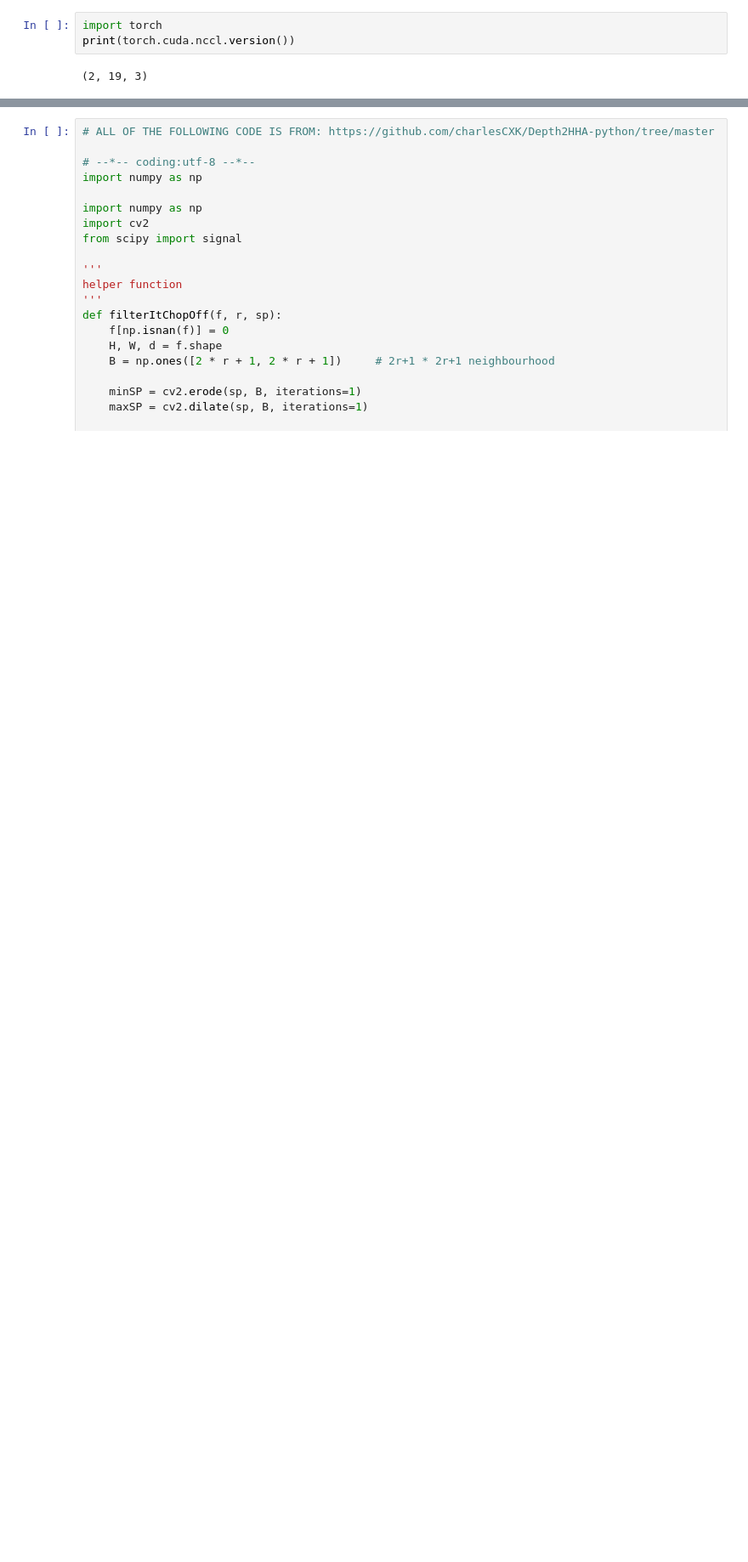
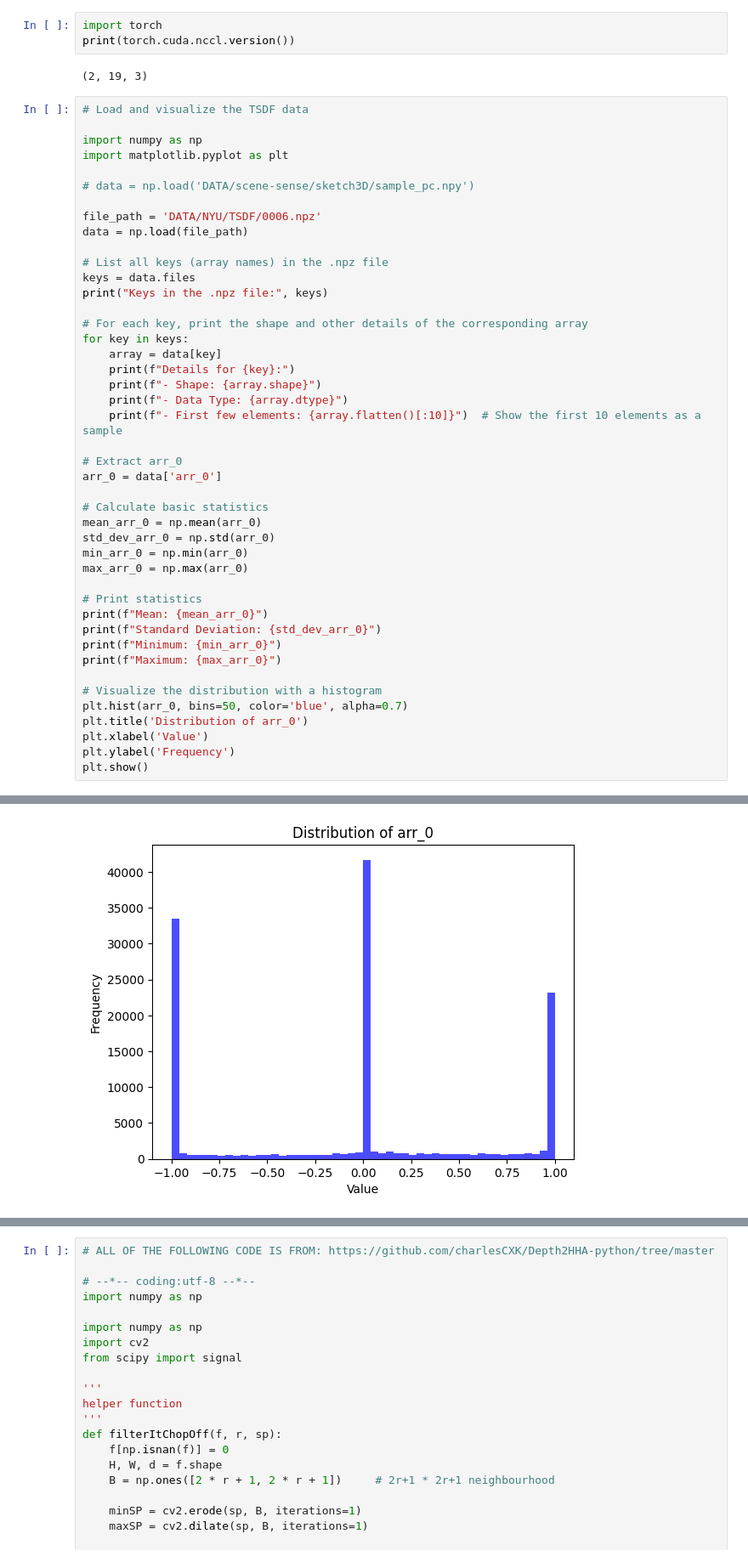
Before and after one commit to lorinachey/TorchSSC, a Jupyter notebook: visualizer.ipynb, the cells around one changed output, grey strips where cells are left out. Shown at 85% size. Drawn from its saved outputs; the diff is of its cells as text; blank space fills up the shorter version.

Commit message:
Update the notebook to visualize scene sense data X,Y,Z distributions

```diff
--- a/visualizer.ipynb
+++ b/visualizer.ipynb
@@ -96,3 +96,48 @@ import torch
 print(torch.cuda.nccl.version())
 # %% [output]
 (2, 19, 3)
+# %%
+# Load and visualize the TSDF data
+
+import numpy as np
+import matplotlib.pyplot as plt
+
+# data = np.load('DATA/scene-sense/sketch3D/sample_pc.npy')
+
+file_path = 'DATA/NYU/TSDF/0006.npz'
+data = np.load(file_path)
+
+# List all keys (array names) in the .npz file
+keys = data.files
+print("Keys in the .npz file:", keys)
+
+# For each key, print the shape and other details of the corresponding array
+for key in keys:
+    array = data[key]
+    print(f"Details for {key}:")
+    print(f"- Shape: {array.shape}")
+    print(f"- Data Type: {array.dtype}")
+    print(f"- First few elements: {array.flatten()[:10]}")  # Show the first 10 elements as a sample
+
+# Extract arr_0
+arr_0 = data['arr_0']
+
+# Calculate basic statistics
+mean_arr_0 = np.mean(arr_0)
+std_dev_arr_0 = np.std(arr_0)
+min_arr_0 = np.min(arr_0)
+max_arr_0 = np.max(arr_0)
+
+# Print statistics
+print(f"Mean: {mean_arr_0}")
+print(f"Standard Deviation: {std_dev_arr_0}")
+print(f"Minimum: {min_arr_0}")
+print(f"Maximum: {max_arr_0}")
+
+# Visualize the distribution with a histogram
+plt.hist(arr_0, bins=50, color='blue', alpha=0.7)
+plt.title('Distribution of arr_0')
+plt.xlabel('Value')
+plt.ylabel('Frequency')
+plt.show()
+# %% [output]
@@ -98,0 +157 @@ print(torch.cuda.nccl.version())
+[figure, added]
```
Also changed, not shown: parts of 7 cells of this notebook.
